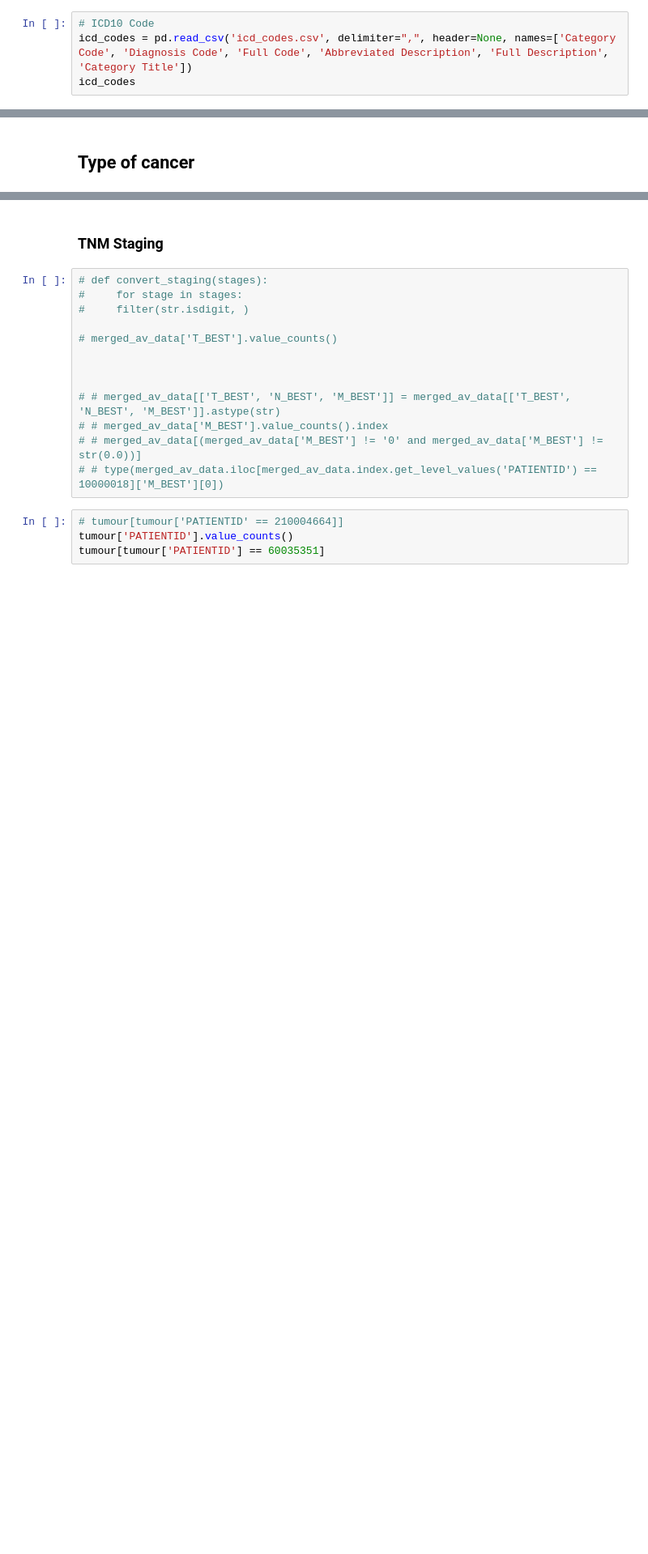
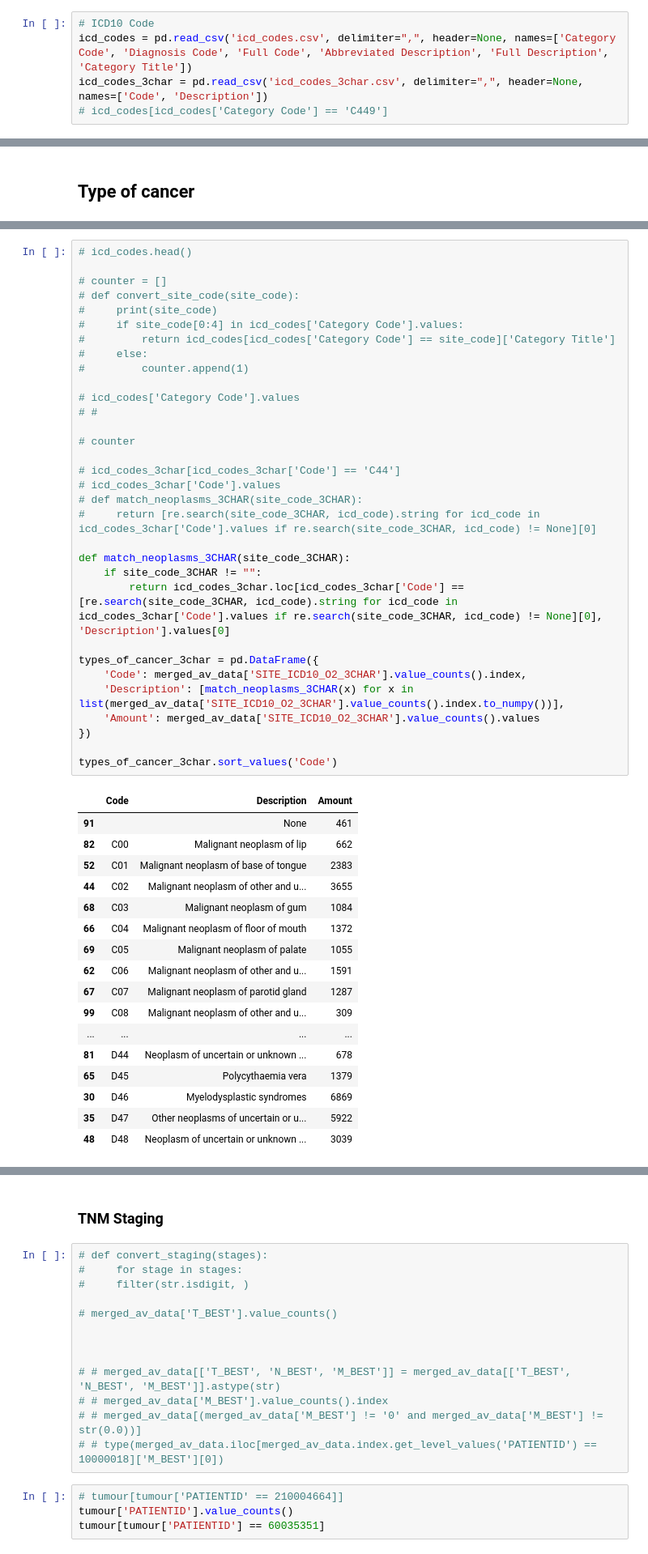
Before and after one commit to c-chen-ed5557/englishhealthdata, a Jupyter notebook: sim_av_patient.ipynb, the cells around one changed output, grey strips where cells are left out. Shown: that part at 81% size. Cells and saved outputs as stored; diff of their text form; blank space fills up the shorter version.

Commit message:
type

```diff
--- a/sim_av_patient.ipynb
+++ b/sim_av_patient.ipynb
@@ -18,4 +23,5 @@ ICD 10
 # %%
 # ICD10 Code
 icd_codes = pd.read_csv('icd_codes.csv', delimiter=",", header=None, names=['Category Code', 'Diagnosis Code', 'Full Code', 'Abbreviated Description', 'Full Description', 'Category Title'])
-icd_codes
+icd_codes_3char = pd.read_csv('icd_codes_3char.csv', delimiter=",", header=None, names=['Code', 'Description'])
+# icd_codes[icd_codes['Category Code'] == 'C449']
@@ -509,0 +456,50 @@ Name: SITE_ICD10_O2, dtype: object
+# %%
+# icd_codes.head()
+
+# counter = []
+# def convert_site_code(site_code):
+#     print(site_code)
+#     if site_code[0:4] in icd_codes['Category Code'].values:
+#         return icd_codes[icd_codes['Category Code'] == site_code]['Category Title']
+#     else:
+#         counter.append(1)
+
+# icd_codes['Category Code'].values
+# #
+
+# counter
+
+# icd_codes_3char[icd_codes_3char['Code'] == 'C44']
+# icd_codes_3char['Code'].values
+# def match_neoplasms_3CHAR(site_code_3CHAR):
+#     return [re.search(site_code_3CHAR, icd_code).string for icd_code in icd_codes_3char['Code'].values if re.search(site_code_3CHAR, icd_code) != None][0]
+
+def match_neoplasms_3CHAR(site_code_3CHAR):
+    if site_code_3CHAR != "":
+        return icd_codes_3char.loc[icd_codes_3char['Code'] == [re.search(site_code_3CHAR, icd_code).string for icd_code in icd_codes_3char['Code'].values if re.search(site_code_3CHAR, icd_code) != None][0], 'Description'].values[0]
+
+types_of_cancer_3char = pd.DataFrame({
+    'Code': merged_av_data['SITE_ICD10_O2_3CHAR'].value_counts().index,
+    'Description': [match_neoplasms_3CHAR(x) for x in list(merged_av_data['SITE_ICD10_O2_3CHAR'].value_counts().index.to_numpy())],
+    'Amount': merged_av_data['SITE_ICD10_O2_3CHAR'].value_counts().values
+})
+
+types_of_cancer_3char.sort_values('Code')
+# %% [output]
+|  | Code | Description | Amount |
+| 91 |  | None | 461 |
+| 82 | C00 | Malignant neoplasm of lip | 662 |
+| 52 | C01 | Malignant neoplasm of base of tongue | 2383 |
+| 44 | C02 | Malignant neoplasm of other and u... | 3655 |
+| 68 | C03 | Malignant neoplasm of gum | 1084 |
+| 66 | C04 | Malignant neoplasm of floor of mouth | 1372 |
+| 69 | C05 | Malignant neoplasm of palate | 1055 |
+| 62 | C06 | Malignant neoplasm of other and u... | 1591 |
+| 67 | C07 | Malignant neoplasm of parotid gland | 1287 |
+| 99 | C08 | Malignant neoplasm of other and u... | 309 |
+| ... | ... | ... | ... |
+| 81 | D44 | Neoplasm of uncertain or unknown ... | 678 |
+| 65 | D45 | Polycythaemia vera | 1379 |
+| 30 | D46 | Myelodysplastic syndromes | 6869 |
+| 35 | D47 | Other neoplasms of uncertain or u... | 5922 |
+| 48 | D48 | Neoplasm of uncertain or unknown ... | 3039 |
```
Also changed, not shown: parts of 16 cells of this notebook.
